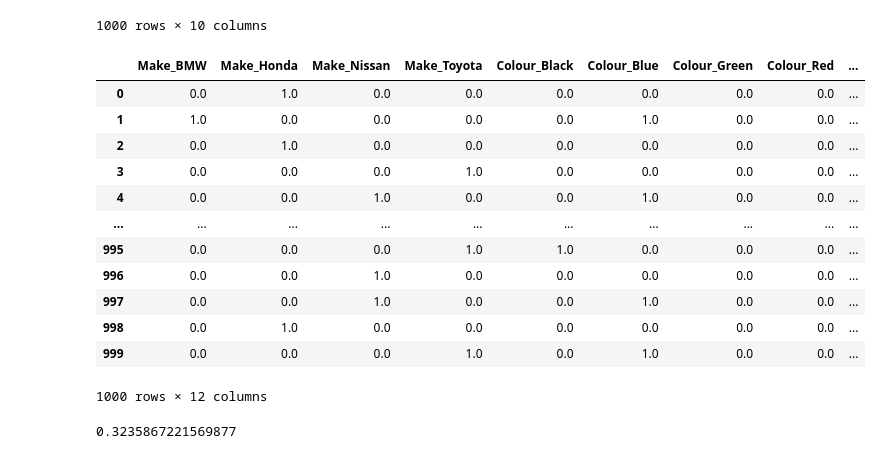
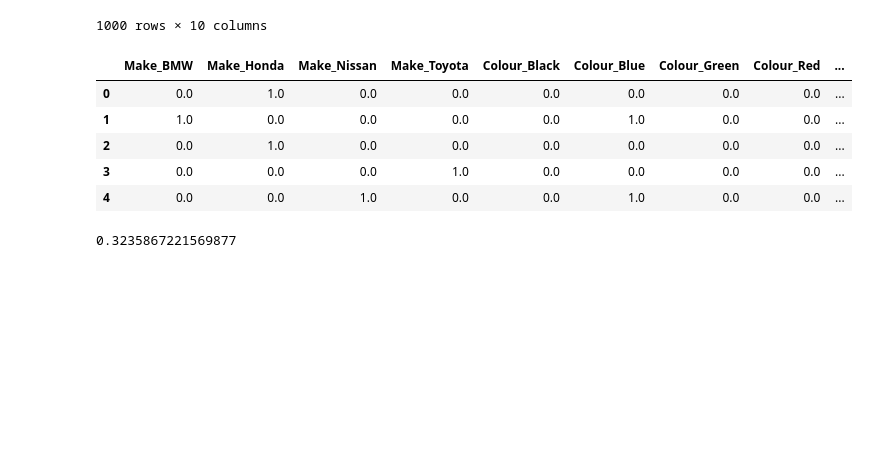
Before and after one commit to bellosahmed/machine_intro_journey, a Jupyter notebook: Sklearn/Sklearn.ipynb, the cells around one changed output. Saved outputs shown, nothing was run; the diff lists cells and outputs as text; code cells hidden in the pictures; blank space fills up the shorter version.

```diff
--- a/Sklearn/Sklearn.ipynb
+++ b/Sklearn/Sklearn.ipynb
@@ -459,23 +470,16 @@ dummies
 # %%
 # Have to convert doors to object for dummies to work on it...
 car_sales["Doors"] = car_sales["Doors"].astype(object)
 dummies = pd.get_dummies(data=car_sales[["Make", "Colour", "Doors"]],
                          dtype=float)
-dummies
+dummies.head()
 # %% [output]
 |  | Make_BMW | Make_Honda | Make_Nissan | Make_Toyota | Colour_Black | Colour_Blue | Colour_Green | Colour_Red | ... |
 | 0 | 0.0 | 1.0 | 0.0 | 0.0 | 0.0 | 0.0 | 0.0 | 0.0 | ... |
 | 1 | 1.0 | 0.0 | 0.0 | 0.0 | 0.0 | 1.0 | 0.0 | 0.0 | ... |
 | 2 | 0.0 | 1.0 | 0.0 | 0.0 | 0.0 | 0.0 | 0.0 | 0.0 | ... |
 | 3 | 0.0 | 0.0 | 0.0 | 1.0 | 0.0 | 0.0 | 0.0 | 0.0 | ... |
 | 4 | 0.0 | 0.0 | 1.0 | 0.0 | 0.0 | 1.0 | 0.0 | 0.0 | ... |
-| ... | ... | ... | ... | ... | ... | ... | ... | ... | ... |
-| 995 | 0.0 | 0.0 | 0.0 | 1.0 | 1.0 | 0.0 | 0.0 | 0.0 | ... |
-| 996 | 0.0 | 0.0 | 1.0 | 0.0 | 0.0 | 0.0 | 0.0 | 0.0 | ... |
-| 997 | 0.0 | 0.0 | 1.0 | 0.0 | 0.0 | 1.0 | 0.0 | 0.0 | ... |
-| 998 | 0.0 | 1.0 | 0.0 | 0.0 | 0.0 | 0.0 | 0.0 | 0.0 | ... |
-| 999 | 0.0 | 0.0 | 0.0 | 1.0 | 0.0 | 1.0 | 0.0 | 0.0 | ... |
-1000 rows × 12 columns
 # %%
 np.random.seed(42)
 
```
Also changed, not shown: parts of 129 cells of this notebook, 1 other file.
